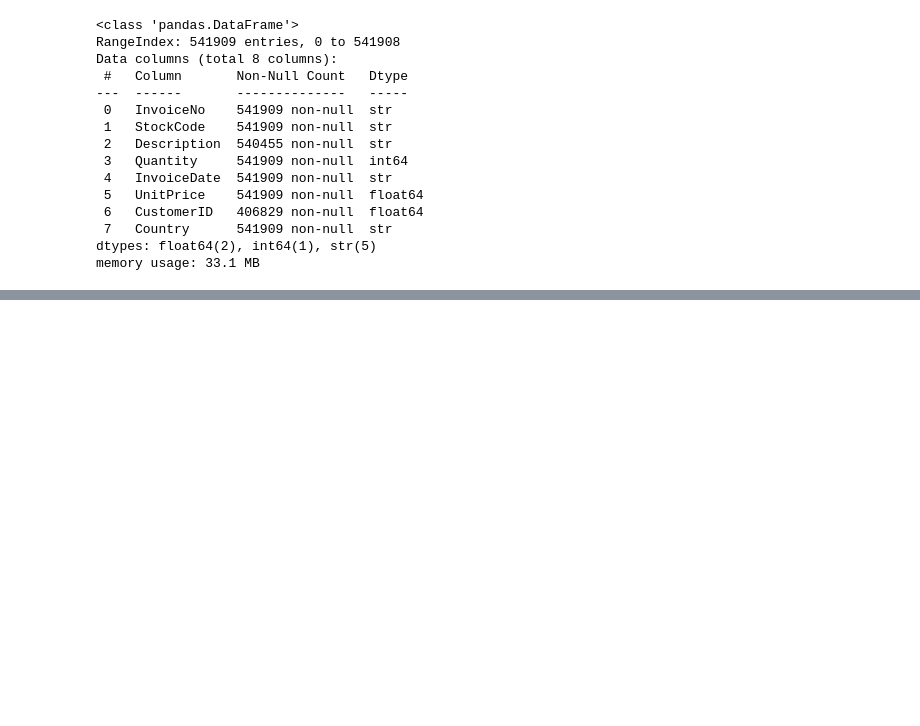
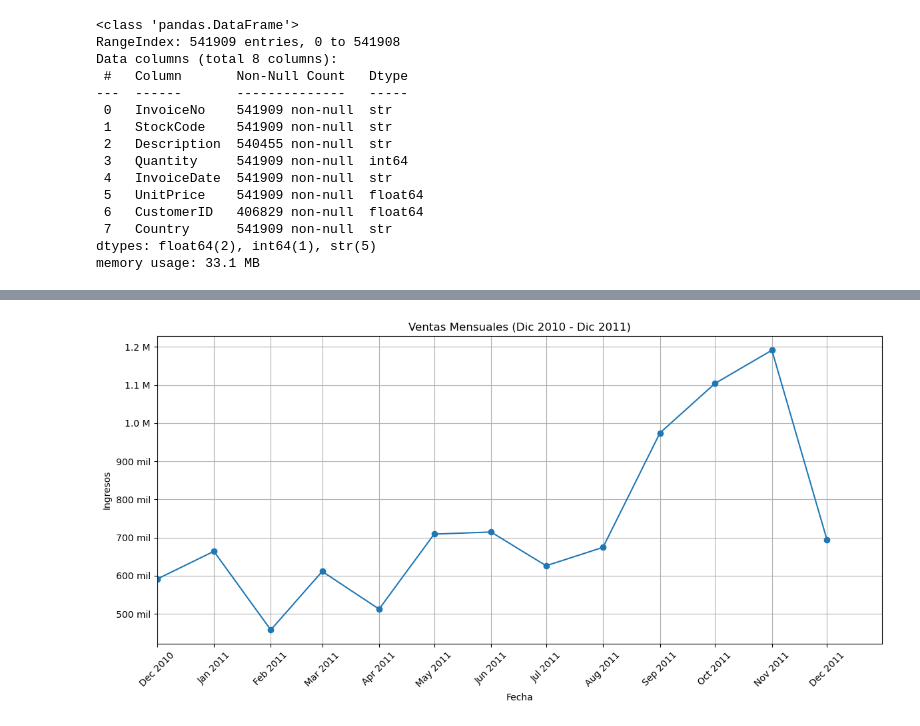
Before and after one commit to JhanDPH/Online_Retail, a Jupyter notebook: notebooks/Online_Retail_Analisis.ipynb, the cells around one changed output, grey strips where cells are left out. Drawn from its saved outputs; the diff is of its cells as text; code cells hidden in the pictures; blank space fills up the shorter version.

```diff
--- a/notebooks/Online_Retail_Analisis.ipynb
+++ b/notebooks/Online_Retail_Analisis.ipynb
@@ -43,4 +70,10 @@ df['AbsQuantity'] = df['Quantity'].abs()
 
 # Total de venta
 df['TotalPrice'] = df['AbsQuantity'] * df['UnitPrice']
+# %%
+# Crear columnas útiles
+df['Year'] = df['InvoiceDate'].dt.year
+df['Month'] = df['InvoiceDate'].dt.month
+df['MonthName'] = df['InvoiceDate'].dt.strftime('%B')
+df['Day'] = df['InvoiceDate'].dt.day
 # %%
@@ -133,0 +112,56 @@ plt.show()
+# %%
+import matplotlib.pyplot as plt
+from matplotlib.dates import DateFormatter, MonthLocator
+import matplotlib.ticker as ticker
+import pandas as pd
+import os
+
+# Asegurar índice datetime
+df.index = pd.to_datetime(df.index)
+
+# 🔥 CAMBIO AQUÍ (mejor usar MS)
+monthly_sales = df['TotalPrice'].resample('MS').sum()
+
+# Ordenar
+monthly_sales = monthly_sales.sort_index()
+
+# Filtrar periodo correcto
+monthly_sales = monthly_sales.loc['2010-12':'2011-12']
+
+# Crear carpeta
+os.makedirs('../imagenes', exist_ok=True)
+
+# Graficar
+fig, ax = plt.subplots(figsize=(12,6))
+ax.plot(monthly_sales.index, monthly_sales.values, marker='o')
+
+plt.title('Ventas Mensuales (Dic 2010 - Dic 2011)')
+plt.xlabel('Fecha')
+plt.ylabel('Ingresos')
+plt.grid()
+
+# 🔥 FIX EJE X
+ax.xaxis.set_major_locator(MonthLocator(interval=1))
+ax.xaxis.set_major_formatter(DateFormatter('%b %Y'))
+
+# 🔥 ESTE ES EL FIX CLAVE
+ax.set_xlim(pd.Timestamp('2010-12-01'), pd.Timestamp('2011-12-31'))
+
+# Formato eje Y
+def formato_y(x, pos):
+    if x >= 1_000_000:
+        return f'{x/1_000_000:.1f} M'
+    elif x >= 1_000:
+        return f'{int(x/1000)} mil'
+    else:
+        return str(int(x))
+
+ax.yaxis.set_major_formatter(ticker.FuncFormatter(formato_y))
+
+plt.xticks(rotation=45)
+plt.tight_layout()
+
+plt.savefig('../imagenes/monthly_sales.png')
+plt.show()
+# %% [output]
+[figure, added]
```
Also changed, not shown: parts of 26 cells of this notebook, 13 other files.
